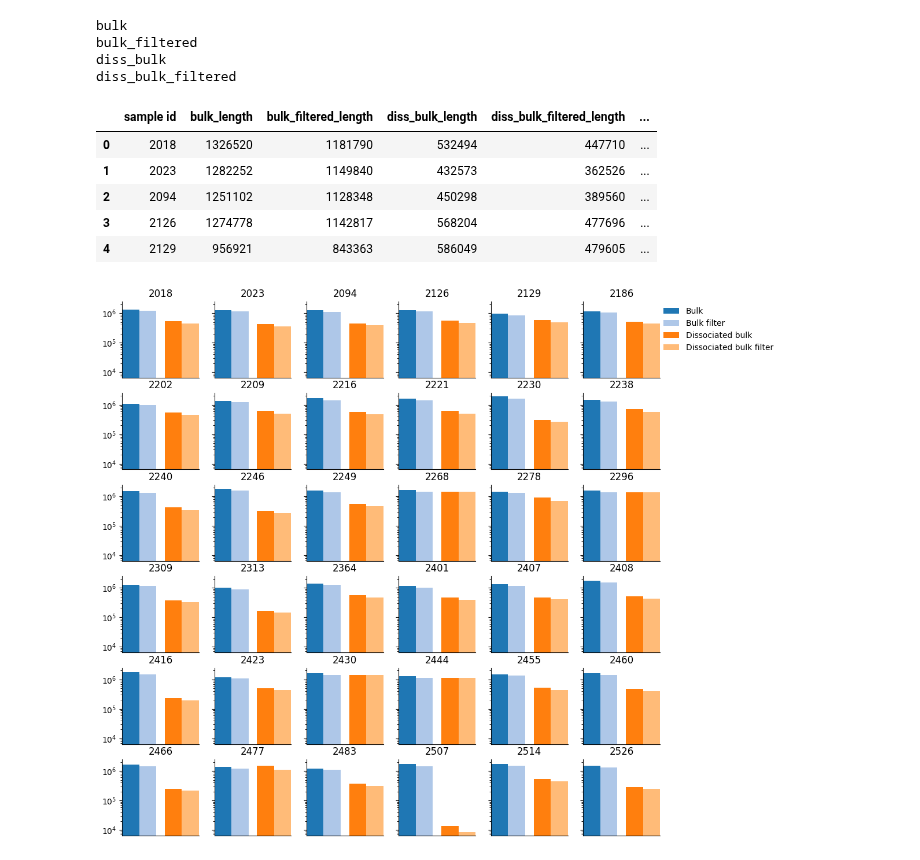
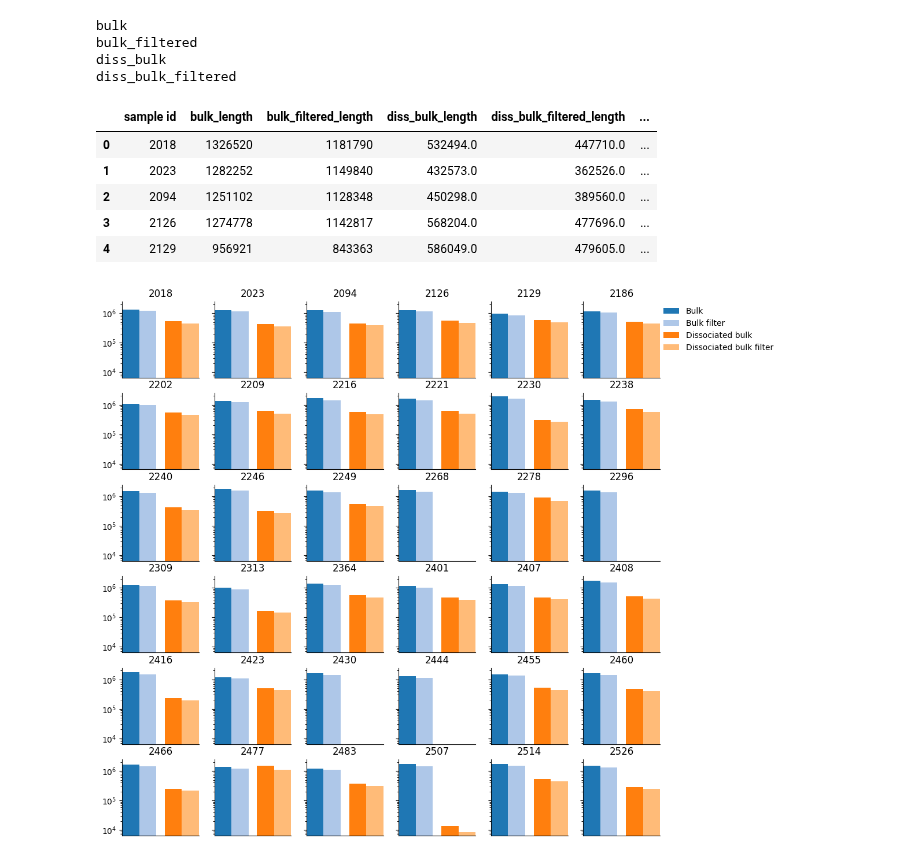
Before and after one commit to emma2207/hgsoc-reconstruction, a Jupyter notebook: demultiplexing_pooled_samples/scripts/qc_bulk.ipynb, the cells around one changed output. Saved outputs shown, nothing was run; the diff lists cells and outputs as text; code cells hidden in the pictures.

```diff
--- a/demultiplexing_pooled_samples/scripts/qc_bulk.ipynb
+++ b/demultiplexing_pooled_samples/scripts/qc_bulk.ipynb
@@ -69,6 +69,8 @@ def load_data():
 
         full_df = pd.merge(full_df, df, on="sample id", how="outer") if not full_df.empty else df
 
+        output_dict = {}  # Reset for the next file pattern
+
     full_df["bulk pct retained"] = (
         full_df["bulk_filtered_length"] / full_df["bulk_length"]
     )
@@ -88,37 +90,37 @@ diss_bulk_filtered
 total_df.head()
 # %% [output]
 |  | sample id | bulk_length | bulk_filtered_length | diss_bulk_length | diss_bulk_filtered_length | ... |
-| 0 | 2018 | 1326520 | 1181790 | 532494 | 447710 | ... |
-| 1 | 2023 | 1282252 | 1149840 | 432573 | 362526 | ... |
-| 2 | 2094 | 1251102 | 1128348 | 450298 | 389560 | ... |
-| 3 | 2126 | 1274778 | 1142817 | 568204 | 477696 | ... |
-| 4 | 2129 | 956921 | 843363 | 586049 | 479605 | ... |
+| 0 | 2018 | 1326520 | 1181790 | 532494.0 | 447710.0 | ... |
+| 1 | 2023 | 1282252 | 1149840 | 432573.0 | 362526.0 | ... |
+| 2 | 2094 | 1251102 | 1128348 | 450298.0 | 389560.0 | ... |
+| 3 | 2126 | 1274778 | 1142817 | 568204.0 | 477696.0 | ... |
+| 4 | 2129 | 956921 | 843363 | 586049.0 | 479605.0 | ... |
 # %%
 fig, ax = plt.subplots(6, 6, figsize=(12, 12), sharey=True)
-tab20 = plt.cm.get_cmap('tab20', 20)
+tab20 = plt.get_cmap('tab20', 20)
 width = 0.25
 offset = 0.5
 for i in range(0, 6):
     for j in range(0, 6):
         k = (i * 6) + j
         # print((i, j), k)
         ax[i, j].bar([0], total_df["bulk_length"].iloc[k], width, label="Bulk", color=tab20(0))
         ax[i, j].bar([0.25], total_df["bulk_filtered_length"].iloc[k], width, label="Bulk filter", color=tab20(1/20))
         ax[i, j].bar([0.625], total_df["diss_bulk_length"].iloc[k], width, label="Dissociated bulk", color=tab20(2/20))
         ax[i, j].bar([0.875], total_df["diss_bulk_filtered_length"].iloc[k], width, label="Dissociated bulk filter", color=tab20(3/20))
 
         ax[i, j].spines['top'].set_visible(False)
         ax[i, j].spines['right'].set_visible(False)
         ax[i, j].set_title(total_df["sample id"].iloc[k])
         ax[i, j].set_xlim(-0.125, 1)
         ax[i, j].set_xticks([])
         ax[i, j].set_yscale("log")
 
 ax[0, -1].legend(frameon=False, loc=(1, 0.3))
 
 plt.show()
 # %% [output]
-[figure, old version]
+[figure, new version]
 # %%
 figname = "../figures/diss_vs_bulk_ref/number_of_variants_per_sample_barchart_log"
 fig.savefig(figname + ".pdf", bbox_inches="tight")
```
Also changed, not shown: 11 other files.
